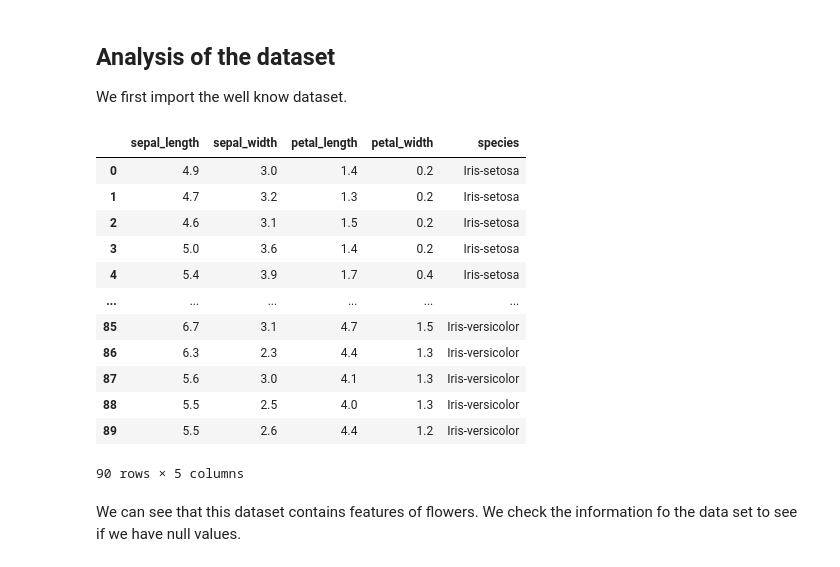
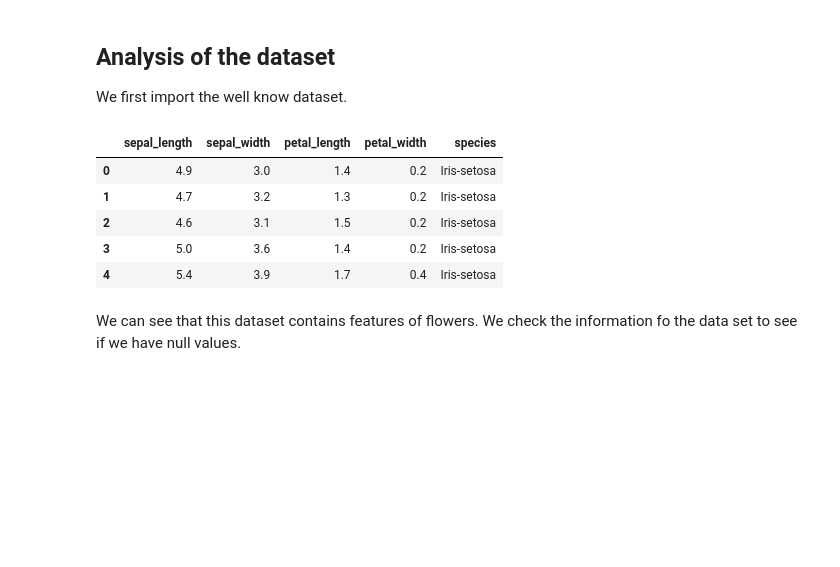
Before and after one commit to tamames/Optimization-homework, a Jupyter notebook: 3/Entrega3.ipynb, the cells around one changed output. Drawn from its saved outputs; the diff is of its cells as text; code cells hidden in the pictures; blank space fills up the shorter version.

```diff
--- a/3/Entrega3.ipynb
+++ b/3/Entrega3.ipynb
@@ -13,21 +14,14 @@ We first import the well know dataset.
 # %%
 df = pd.read_csv("IRIS_Training.csv", sep=";")
 df['species'] = df['species'].astype("category")
-df
+df.head()
 # %% [output]
 |  | sepal_length | sepal_width | petal_length | petal_width | species |
 | 0 | 4.9 | 3.0 | 1.4 | 0.2 | Iris-setosa |
 | 1 | 4.7 | 3.2 | 1.3 | 0.2 | Iris-setosa |
 | 2 | 4.6 | 3.1 | 1.5 | 0.2 | Iris-setosa |
 | 3 | 5.0 | 3.6 | 1.4 | 0.2 | Iris-setosa |
 | 4 | 5.4 | 3.9 | 1.7 | 0.4 | Iris-setosa |
-| ... | ... | ... | ... | ... | ... |
-| 85 | 6.7 | 3.1 | 4.7 | 1.5 | Iris-versicolor |
-| 86 | 6.3 | 2.3 | 4.4 | 1.3 | Iris-versicolor |
-| 87 | 5.6 | 3.0 | 4.1 | 1.3 | Iris-versicolor |
-| 88 | 5.5 | 2.5 | 4.0 | 1.3 | Iris-versicolor |
-| 89 | 5.5 | 2.6 | 4.4 | 1.2 | Iris-versicolor |
-90 rows × 5 columns
 # %% [markdown]
 We can see that this dataset contains features of flowers. We check the information fo the data set to see if we have null values.
 # %%
```
Also changed, not shown: parts of 18 cells of this notebook, 2 other files.
